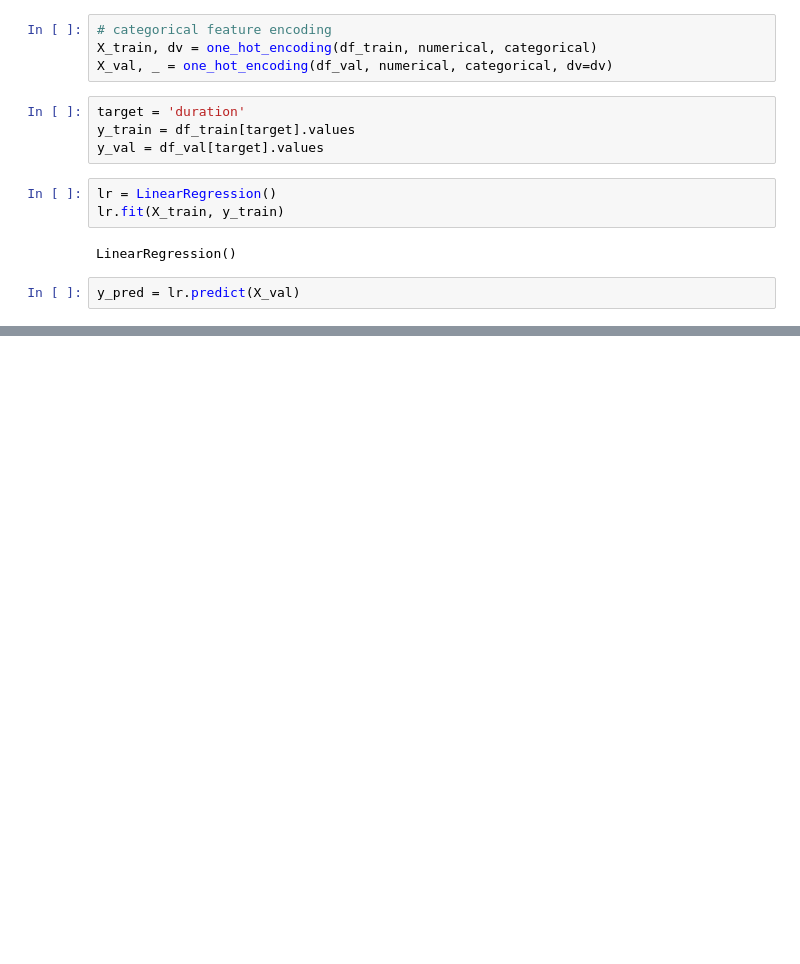
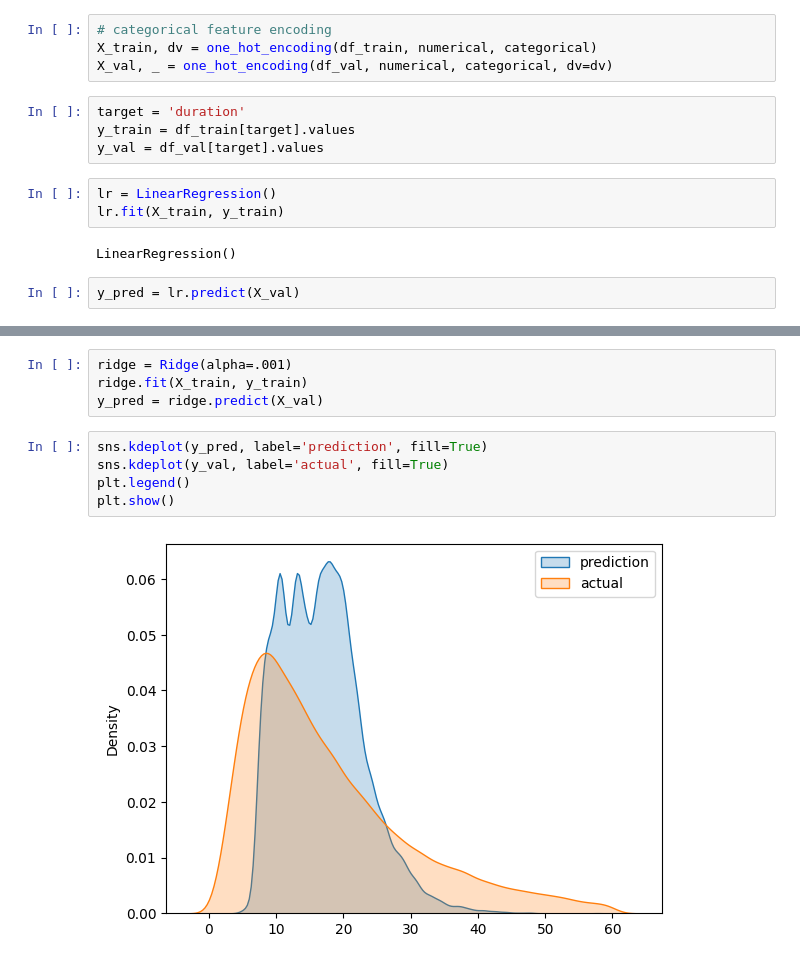
Before and after one commit to ArmandWinant/mlops-zoomcamp, a Jupyter notebook: 01-intro/duration-prediction.ipynb, the cells around one changed output, grey strips where cells are left out. Drawn from its saved outputs; the diff is of its cells as text; blank space fills up the shorter version.

```diff
--- a/01-intro/duration-prediction.ipynb
+++ b/01-intro/duration-prediction.ipynb
@@ -68,0 +87,11 @@ root_mean_squared_error(y_val, y_pred)
+# %%
+ridge = Ridge(alpha=.001)
+ridge.fit(X_train, y_train)
+y_pred = ridge.predict(X_val)
+# %%
+sns.kdeplot(y_pred, label='prediction', fill=True)
+sns.kdeplot(y_val, label='actual', fill=True)
+plt.legend()
+plt.show()
+# %% [output]
+[figure, added]
```
Also changed, not shown: parts of 8 cells of this notebook.
